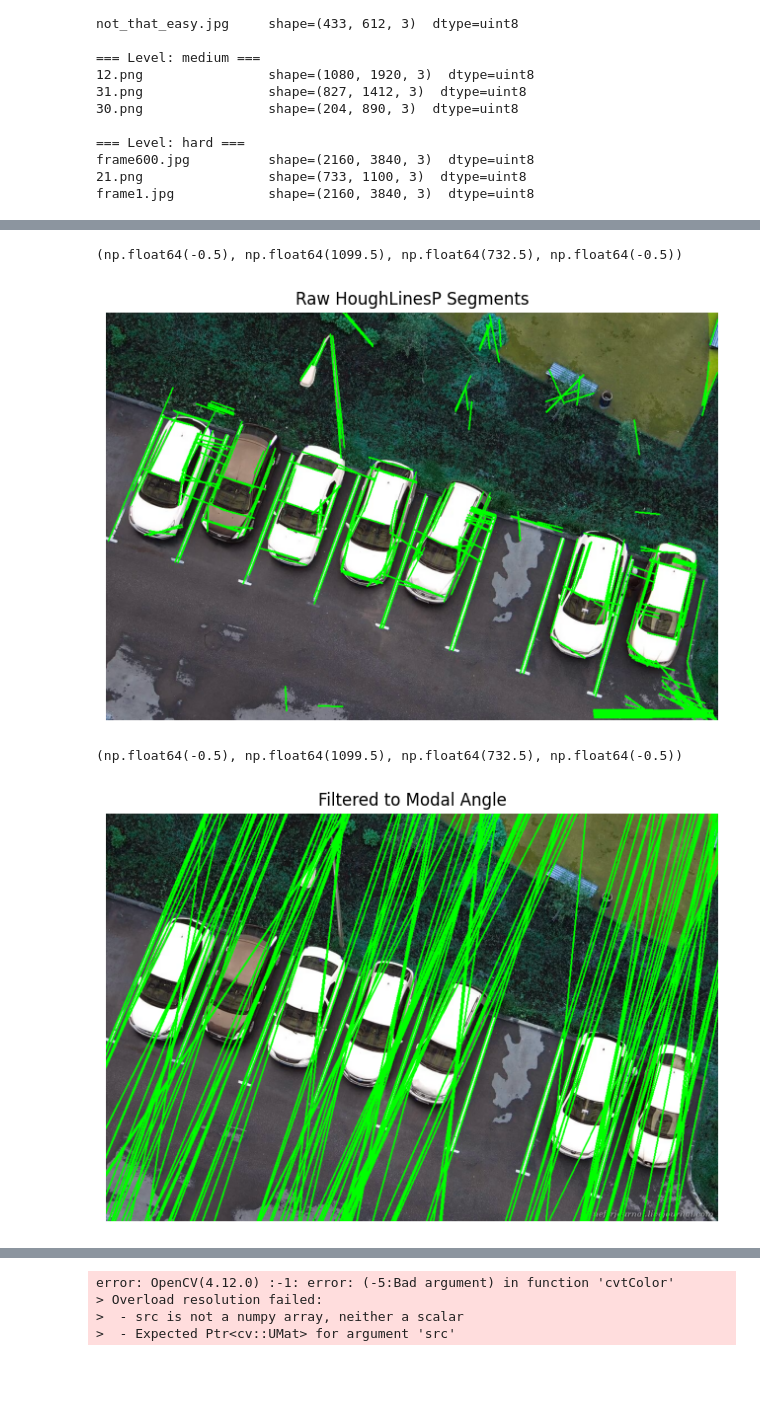
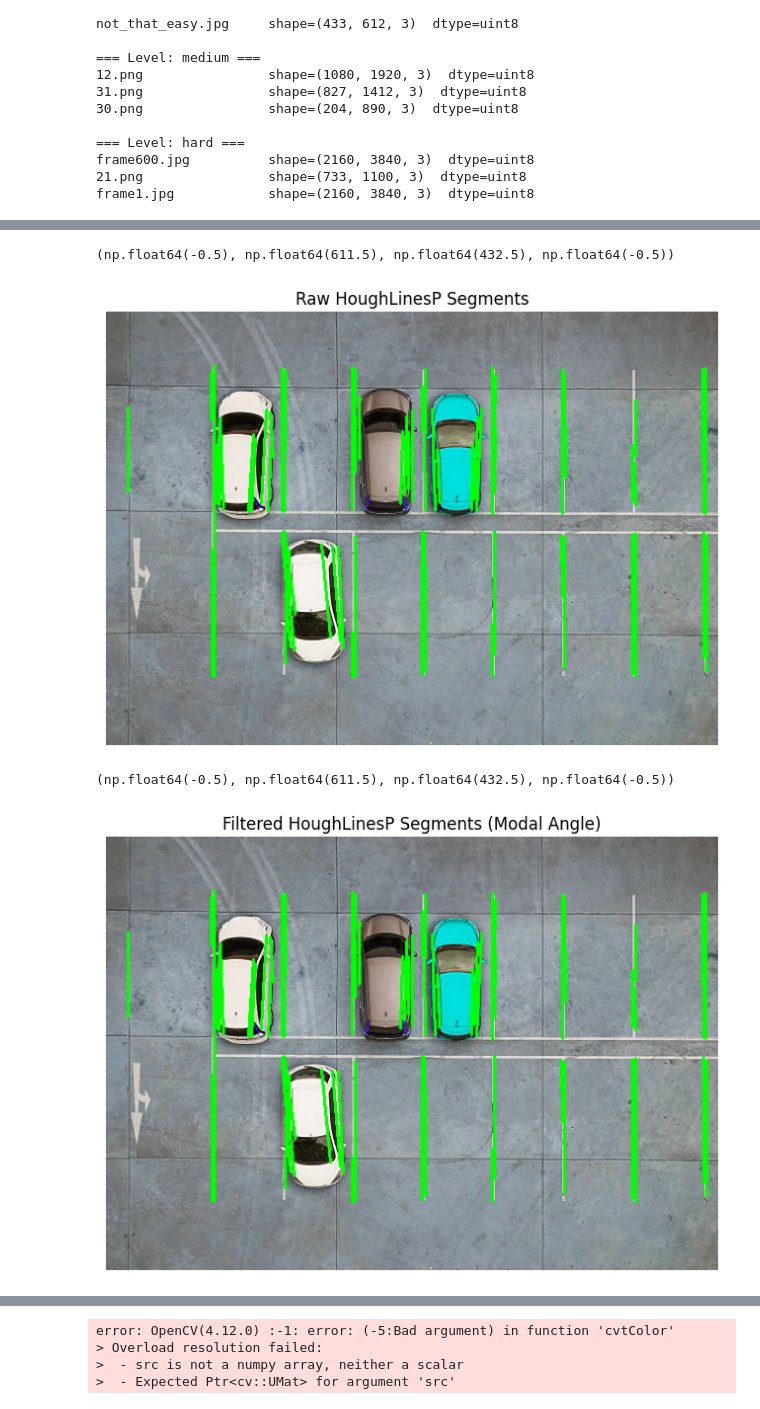
Before and after one commit to Bobfritguy/EE551_mini_project, a Jupyter notebook: mini_project.ipynb, the cells around one changed output, grey strips where cells are left out. Drawn from its saved outputs; the diff is of its cells as text; code cells hidden in the pictures; blank space fills up the shorter version.

```diff
--- a/mini_project.ipynb
+++ b/mini_project.ipynb
@@ -81,7 +81,7 @@ def get_canny_edges_auto(grey, sigma=0.33, debug=True, title="Canny Edges (Auto)
 # %%
 # --- EASY
 #(set_name, image_name) = ("easy", "29.png")
-#(set_name, image_name) = ("easy", "not_that_easy.jpg")
+(set_name, image_name) = ("easy", "not_that_easy.jpg")
 #(set_name, image_name) = ("easy", "easy.jpg")
 #(set_name, image_name) = ("easy", "20.png")
 
@@ -93,7 +93,7 @@ def get_canny_edges_auto(grey, sigma=0.33, debug=True, title="Canny Edges (Auto)
 # --- HARD
 #(set_name, image_name) = ("hard", "frame600.jpg")
 #(set_name, image_name) = ("hard", "frame1.jpg")
-(set_name, image_name) = ("hard", "21.png")
+#(set_name, image_name) = ("hard", "21.png")
 
 
 
@@ -194,12 +194,16 @@ def modal_angle(angles, bin_size_deg=2):
     return modal
 # %%
 def filter_by_modal_angle(lines, angle_tolerance_deg=5):
+    """
+    lines: list of (rho, theta, x1, y1, x2, y2)
+    returns only the segments whose angle matches the modal angle
+    """
 
     if not lines:
         return []
 
-    # Extract normalised angles
-    angs = [normalise_angle(theta) for (rho, theta) in lines]
+    # Extract normalized angles
+    angs = [normalise_angle(theta) for (rho, theta, *_rest) in lines]
 
     # Find modal orientation
     modal = modal_angle(angs)
@@ -209,12 +213,12 @@ def filter_by_modal_angle(lines, angle_tolerance_deg=5):
     tol = np.deg2rad(angle_tolerance_deg)
 
     filtered = []
-    for (rho, theta) in lines:
+    for (rho, theta, x1, y1, x2, y2) in lines:
         ang = normalise_angle(theta)
         if abs(ang - modal) < tol:
-            filtered.append((rho, theta))
+            filtered.append((rho, theta, x1, y1, x2, y2))
 
-    return filtered
+    return filtered, modal
 # %%
 def line_to_rho_theta(x1, y1, x2, y2):
     angle = np.arctan2((y2 - y1), (x2 - x1))
@@ -251,48 +255,39 @@ plt.imshow(houghP_vis)
 plt.title("Raw HoughLinesP Segments")
 plt.axis("off")
 # %% [output]
-(np.float64(-0.5), np.float64(1099.5), np.float64(732.5), np.float64(-0.5))
+(np.float64(-0.5), np.float64(611.5), np.float64(432.5), np.float64(-0.5))
-[figure, old version]
+[figure, new version]
 # %%
 # Copy image for drawing
 hough_lines = image.copy()
 
-horiz_center = np.pi / 2               # 90 degrees
-horiz_thresh = np.deg2rad(45)          # ±45 degrees
+horiz_center = np.pi / 2
+horiz_thresh = np.deg2rad(45)
 
 non_horiz = []
 
 if linesP is not None:
     for (x1, y1, x2, y2) in linesP[:,0]:
         rho, theta = line_to_rho_theta(x1, y1, x2, y2)
 
         # apply same horizontal filtering
         if abs(theta - horiz_center) >= horiz_thresh:
-            non_horiz.append((rho, theta))
+            # store full segment
+            non_horiz.append((rho, theta, x1, y1, x2, y2))
 
-# Filter by modal vertical-ish angle
-filtered_lines = filter_by_modal_angle(non_horiz, angle_tolerance_deg=20)
+# Filter by modal angle (but keep original segments)
+filtered_lines, modal_angle_of_image = filter_by_modal_angle(non_horiz, angle_tolerance_deg=20)
 
-# Draw filtered lines
+# Draw filtered segments (NOT infinite lines)
 hough_lines = image.copy()
 
-for (rho, theta) in filtered_lines:
-    a = np.cos(theta)
-    b = np.sin(theta)
-    x0 = a * rho
-    y0 = b * rho
-
-    x1 = int(x0 + 2000 * (-b))
-    y1 = int(y0 + 2000 * (a))
-    x2 = int(x0 - 2000 * (-b))
-    y2 = int(y0 - 2000 * (a))
-
+for (rho, theta, x1, y1, x2, y2) in filtered_lines:
     cv2.line(hough_lines, (x1, y1), (x2, y2), (0, 255, 0), 2)
 
 plt.figure(figsize=(8, 8))
 plt.imshow(hough_lines)
-plt.title("Filtered to Modal Angle")
+plt.title("Filtered HoughLinesP Segments (Modal Angle)")
 plt.axis("off")
 # %% [output]
-(np.float64(-0.5), np.float64(1099.5), np.float64(732.5), np.float64(-0.5))
+(np.float64(-0.5), np.float64(611.5), np.float64(432.5), np.float64(-0.5))
-[figure, old version]
+[figure, new version]
```
Also changed, not shown: parts of 7 cells of this notebook.
